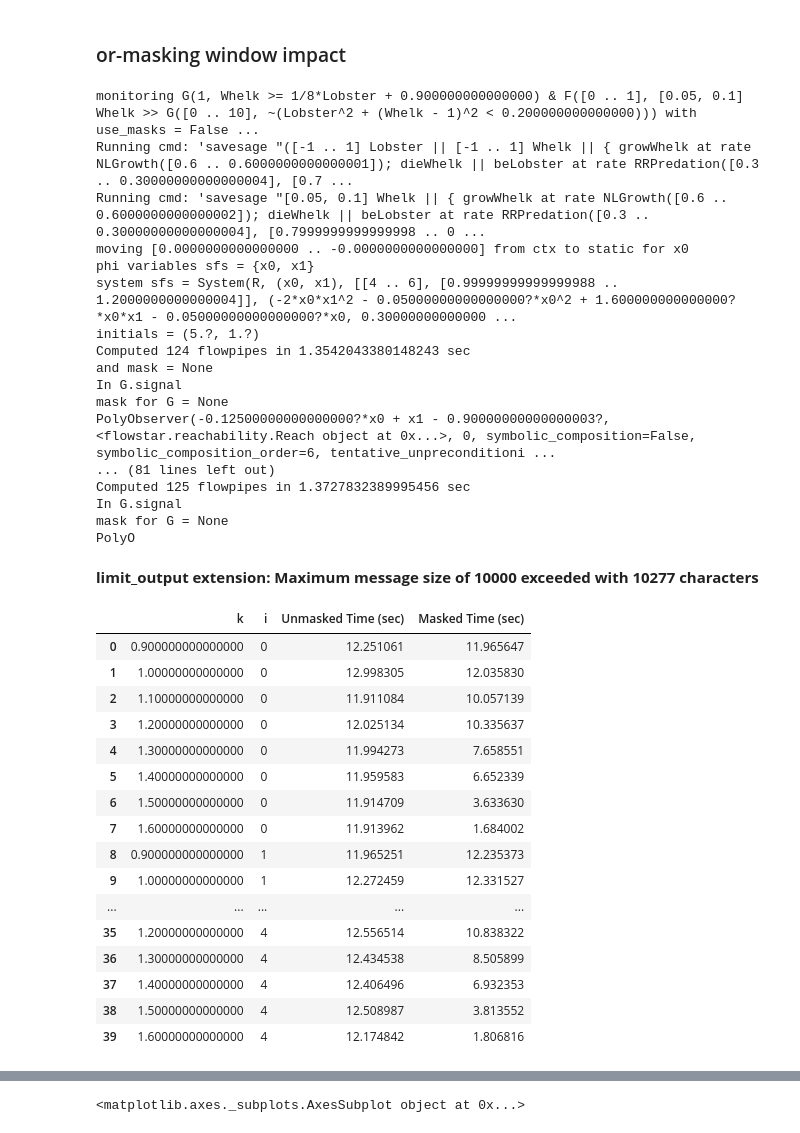
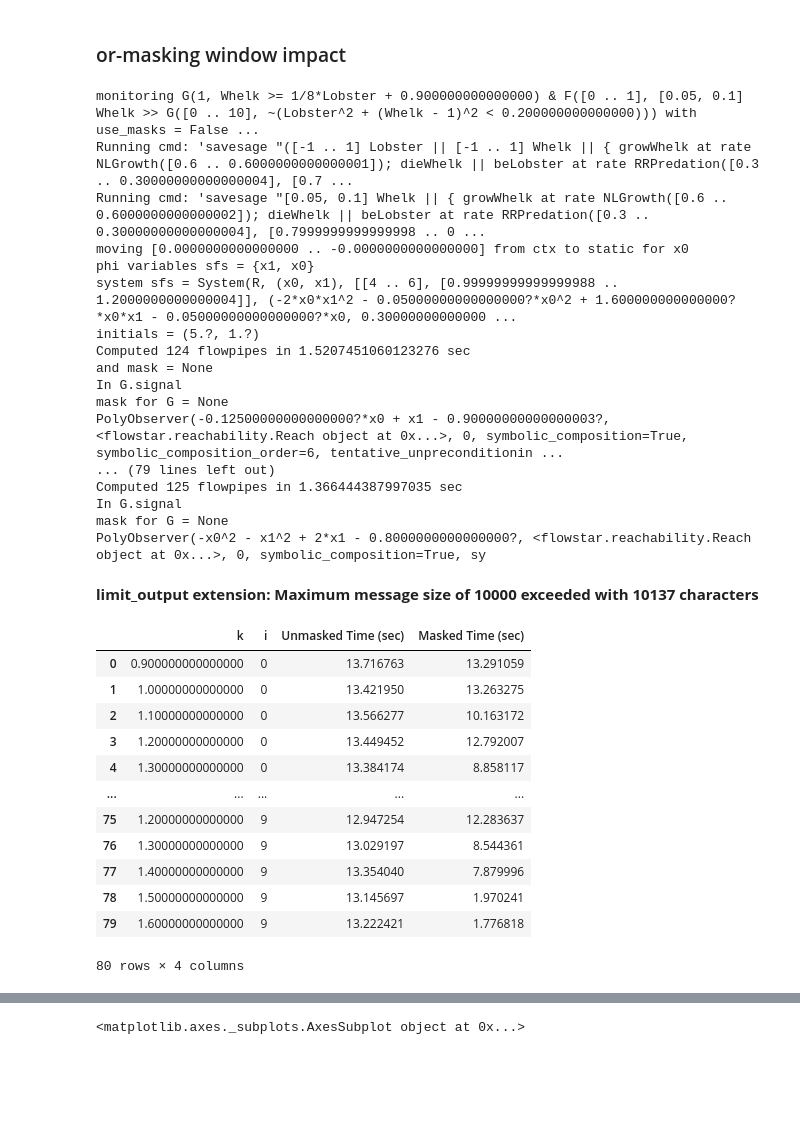
Before and after one commit to twright/Logic-of-Behaviour-in-Uncertain-Contexts, a Jupyter notebook: notebooks/Whelks and Lobsters/Chapter 6 Iterated Masking Examples.ipynb, the cells around one changed output, grey strips where cells are left out. Saved outputs shown, nothing was run; the diff lists cells and outputs as text; code cells hidden in the pictures; blank space fills up the shorter version.

```diff
--- a/notebooks/Whelks and Lobsters/Chapter 6 Iterated Masking Examples.ipynb
+++ b/notebooks/Whelks and Lobsters/Chapter 6 Iterated Masking Examples.ipynb
@@ -136,5 +136,5 @@ s1.varmap["Whelk"]
 # %% [output]
 x1
 # %%
-kwargs = dict(step=(0.01, 0.1), order=6, estimation=1e-4, cutoff_threshold=1e-15, integration_method=2)
+kwargs = dict(step=(0.01, 0.1), order=6, estimation=1e-4, cutoff_threshold=1e-15, integration_method=2, symbolic_composition=True)
 # %%
@@ -540,7 +581,7 @@ prop = F(RIF(0, 1), "[0.05, 0.1] Whelk" >> G(RIF(0,10), ~P))
 # %%
 ress2_raw = [
     (i, k, monitoring_result(s2, G(1, S(k)) & prop, 5, use_masks=masking, **kwargs), masking)
-    for i in range(0, 5)
+    for i in range(0, 10)
     for masking in [False, True]
     for k in srange(0.9, 1.6, 0.1, include_endpoint=True)
 ]
@@ -549,47 +590,43 @@ monitoring G(1, Whelk >= 1/8*Lobster + 0.900000000000000) & F([0 .. 1], [0.05, 0
 Running cmd: 'savesage "([-1 .. 1] Lobster || [-1 .. 1] Whelk || { growWhelk at rate NLGrowth([0.6 .. 0.6000000000000001]); dieWhelk || beLobster at rate RRPredation([0.3 .. 0.30000000000000004], [0.7 ...
 Running cmd: 'savesage "[0.05, 0.1] Whelk || { growWhelk at rate NLGrowth([0.6 .. 0.6000000000000002]); dieWhelk || beLobster at rate RRPredation([0.3 .. 0.30000000000000004], [0.7999999999999998 .. 0 ...
 moving [0.0000000000000000 .. -0.0000000000000000] from ctx to static for x0
-phi variables sfs = {x0, x1}
+phi variables sfs = {x1, x0}
 system sfs = System(R, (x0, x1), [[4 .. 6], [0.99999999999999988 .. 1.2000000000000004]], (-2*x0*x1^2 - 0.05000000000000000?*x0^2 + 1.600000000000000?*x0*x1 - 0.05000000000000000?*x0, 0.30000000000000 ...
 initials = (5.?, 1.?)
-Computed 124 flowpipes in 1.3542043380148243 sec
+Computed 124 flowpipes in 1.5207451060123276 sec
 and mask = None
 In G.signal
 mask for G = None
-PolyObserver(-0.12500000000000000?*x0 + x1 - 0.90000000000000003?, <flowstar.reachability.Reach object at 0x...>, 0, symbolic_composition=False, symbolic_composition_order=6, tentative_unpreconditioni ...
-... (81 lines left out)
-Computed 125 flowpipes in 1.3727832389995456 sec
+PolyObserver(-0.12500000000000000?*x0 + x1 - 0.90000000000000003?, <flowstar.reachability.Reach object at 0x...>, 0, symbolic_composition=True, symbolic_composition_order=6, tentative_unpreconditionin ...
+... (79 lines left out)
+Computed 125 flowpipes in 1.366444387997035 sec
 In G.signal
 mask for G = None
-PolyO
+PolyObserver(-x0^2 - x1^2 + 2*x1 - 0.8000000000000000?, <flowstar.reachability.Reach object at 0x...>, 0, symbolic_composition=True, sy
-limit_output extension: Maximum message size of 10000 exceeded with 10277 characters
+limit_output extension: Maximum message size of 10000 exceeded with 10137 characters
 # %%
 ress2_dict = {(i, k, m): t for (i, k, (_, t), m) in ress2_raw}
 # %%
 ress2_df = pd.DataFrame(
     [[k, i, ress2_dict[(i, k, False)], ress2_dict[(i, k, True)]]
-     for i in srange(0, 5)
+     for i in srange(0, 10)
      for k in srange(0.9, 1.6, 0.1, include_endpoint=True)],
     columns = ['k', 'i', 'Unmasked Time (sec)', 'Masked Time (sec)']
 ); ress2_df
 # %% [output]
 |  | k | i | Unmasked Time (sec) | Masked Time (sec) |
-| 0 | 0.900000000000000 | 0 | 12.251061 | 11.965647 |
-| 1 | 1.00000000000000 | 0 | 12.998305 | 12.035830 |
-| 2 | 1.10000000000000 | 0 | 11.911084 | 10.057139 |
-| 3 | 1.20000000000000 | 0 | 12.025134 | 10.335637 |
-| 4 | 1.30000000000000 | 0 | 11.994273 | 7.658551 |
-| 5 | 1.40000000000000 | 0 | 11.959583 | 6.652339 |
-| 6 | 1.50000000000000 | 0 | 11.914709 | 3.633630 |
-| 7 | 1.60000000000000 | 0 | 11.913962 | 1.684002 |
-| 8 | 0.900000000000000 | 1 | 11.965251 | 12.235373 |
-| 9 | 1.00000000000000 | 1 | 12.272459 | 12.331527 |
+| 0 | 0.900000000000000 | 0 | 13.716763 | 13.291059 |
+| 1 | 1.00000000000000 | 0 | 13.421950 | 13.263275 |
+| 2 | 1.10000000000000 | 0 | 13.566277 | 10.163172 |
+| 3 | 1.20000000000000 | 0 | 13.449452 | 12.792007 |
+| 4 | 1.30000000000000 | 0 | 13.384174 | 8.858117 |
 | ... | ... | ... | ... | ... |
-| 35 | 1.20000000000000 | 4 | 12.556514 | 10.838322 |
-| 36 | 1.30000000000000 | 4 | 12.434538 | 8.505899 |
-| 37 | 1.40000000000000 | 4 | 12.406496 | 6.932353 |
-| 38 | 1.50000000000000 | 4 | 12.508987 | 3.813552 |
-| 39 | 1.60000000000000 | 4 | 12.174842 | 1.806816 |
+| 75 | 1.20000000000000 | 9 | 12.947254 | 12.283637 |
+| 76 | 1.30000000000000 | 9 | 13.029197 | 8.544361 |
+| 77 | 1.40000000000000 | 9 | 13.354040 | 7.879996 |
+| 78 | 1.50000000000000 | 9 | 13.145697 | 1.970241 |
+| 79 | 1.60000000000000 | 9 | 13.222421 | 1.776818 |
+80 rows × 4 columns
 # %%
 ress2_df.groupby("k").std()
 # %% [output]
```
Also changed, not shown: parts of 33 cells of this notebook, 48 other files.
